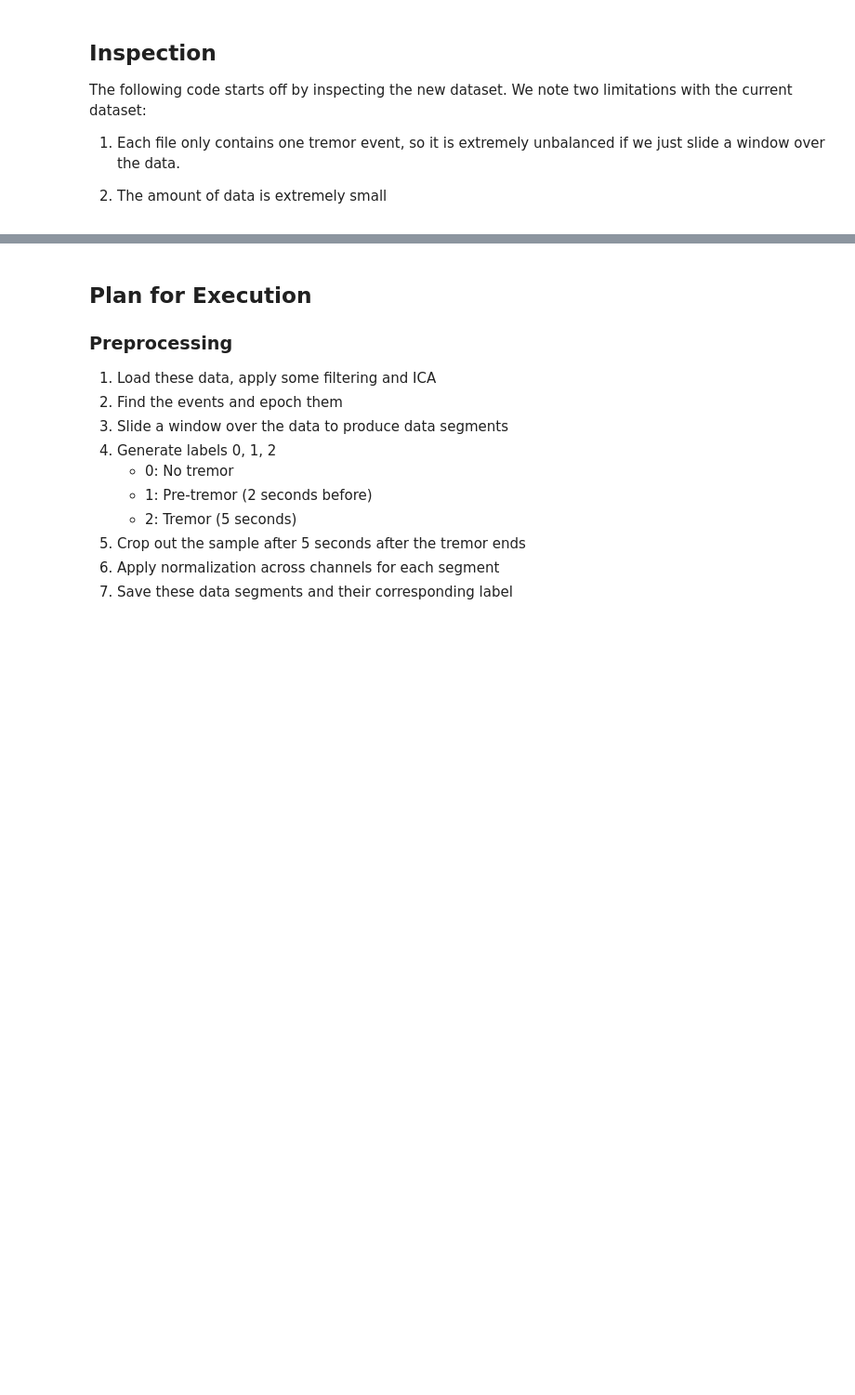
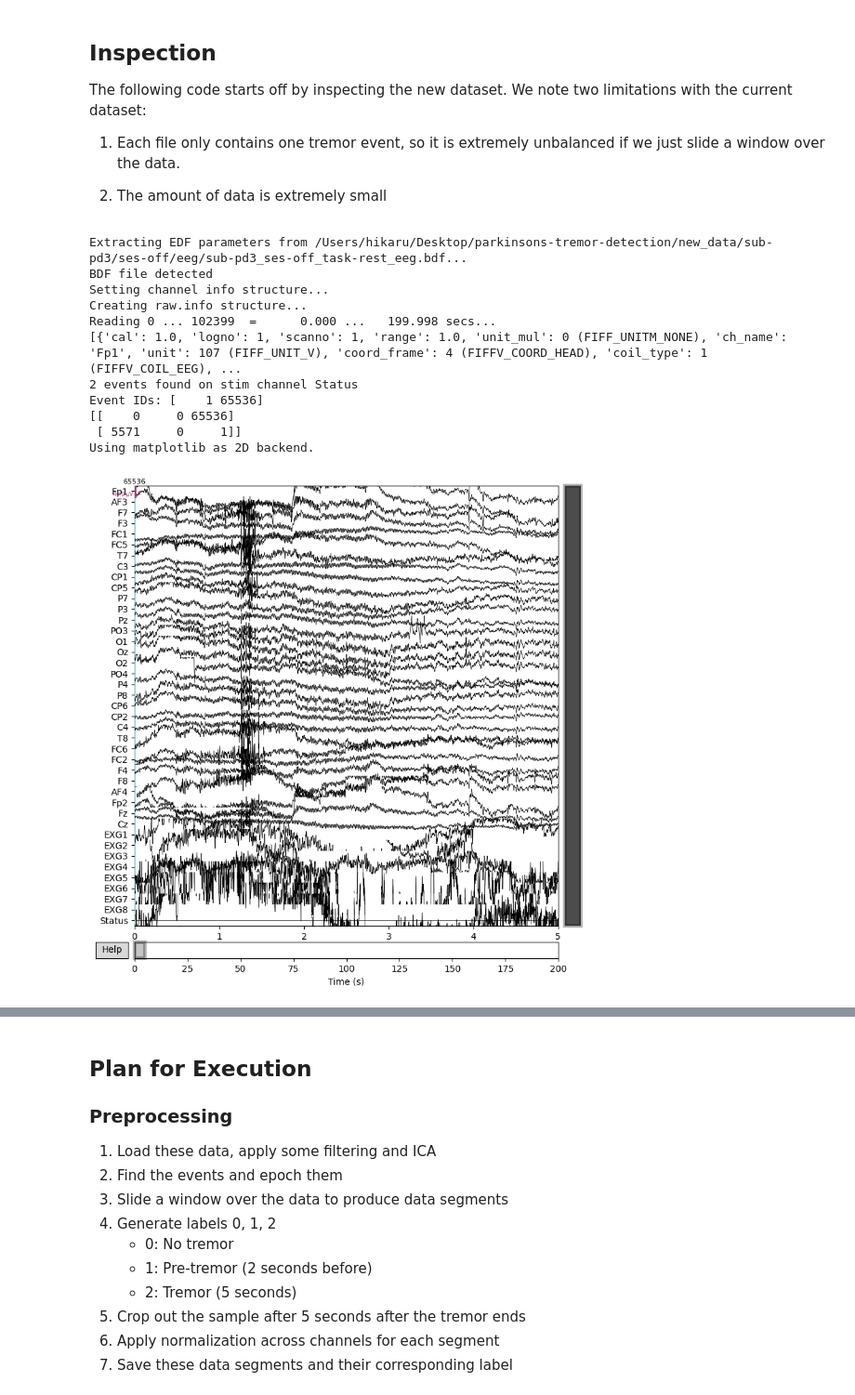
Before and after one commit to michaelzixizhou/parkinsons-tremor-detection, a Jupyter notebook: experiments/create_windows.ipynb, the cells around one changed output, grey strips where cells are left out. Shown at 93% size. Saved outputs shown, nothing was run; the diff lists cells and outputs as text; code cells hidden in the pictures; blank space fills up the shorter version.

```diff
--- a/experiments/create_windows.ipynb
+++ b/experiments/create_windows.ipynb
@@ -9,12 +9,25 @@ The following code starts off by inspecting the new dataset. We note two limitat
 # %%
 import mne
 raw_data = mne.io.read_raw_bdf(f"../new_data/sub-pd3/ses-off/eeg/sub-pd3_ses-off_task-rest_eeg.bdf", preload=True)
-
+print(raw_data.info['chs'])
 events, event_id = mne.events_from_annotations(raw_data)
 
 events = mne.find_events(raw_data, stim_channel="Status", initial_event=True)
 print(events)
 
-fig = mne.viz.plot_events(events, sfreq=raw_data.info["sfreq"], first_samp=raw_data.first_samp, event_id=event_id)
+#fig = mne.viz.plot_events(events, sfreq=raw_data.info["sfreq"], first_samp=raw_data.first_samp, event_id=event_id)
 
 raw_data.plot(events=events, n_channels=64, duration=5)
+# %% [output]
+Extracting EDF parameters from /Users/hikaru/Desktop/parkinsons-tremor-detection/new_data/sub-pd3/ses-off/eeg/sub-pd3_ses-off_task-rest_eeg.bdf...
+BDF file detected
+Setting channel info structure...
+Creating raw.info structure...
+Reading 0 ... 102399  =      0.000 ...   199.998 secs...
+[{'cal': 1.0, 'logno': 1, 'scanno': 1, 'range': 1.0, 'unit_mul': 0 (FIFF_UNITM_NONE), 'ch_name': 'Fp1', 'unit': 107 (FIFF_UNIT_V), 'coord_frame': 4 (FIFFV_COORD_HEAD), 'coil_type': 1 (FIFFV_COIL_EEG), ...
+2 events found on stim channel Status
+Event IDs: [    1 65536]
+[[    0     0 65536]
+ [ 5571     0     1]]
+Using matplotlib as 2D backend.
+[figure, added]
```
Also changed, not shown: parts of 9 cells of this notebook, 2 other files.
